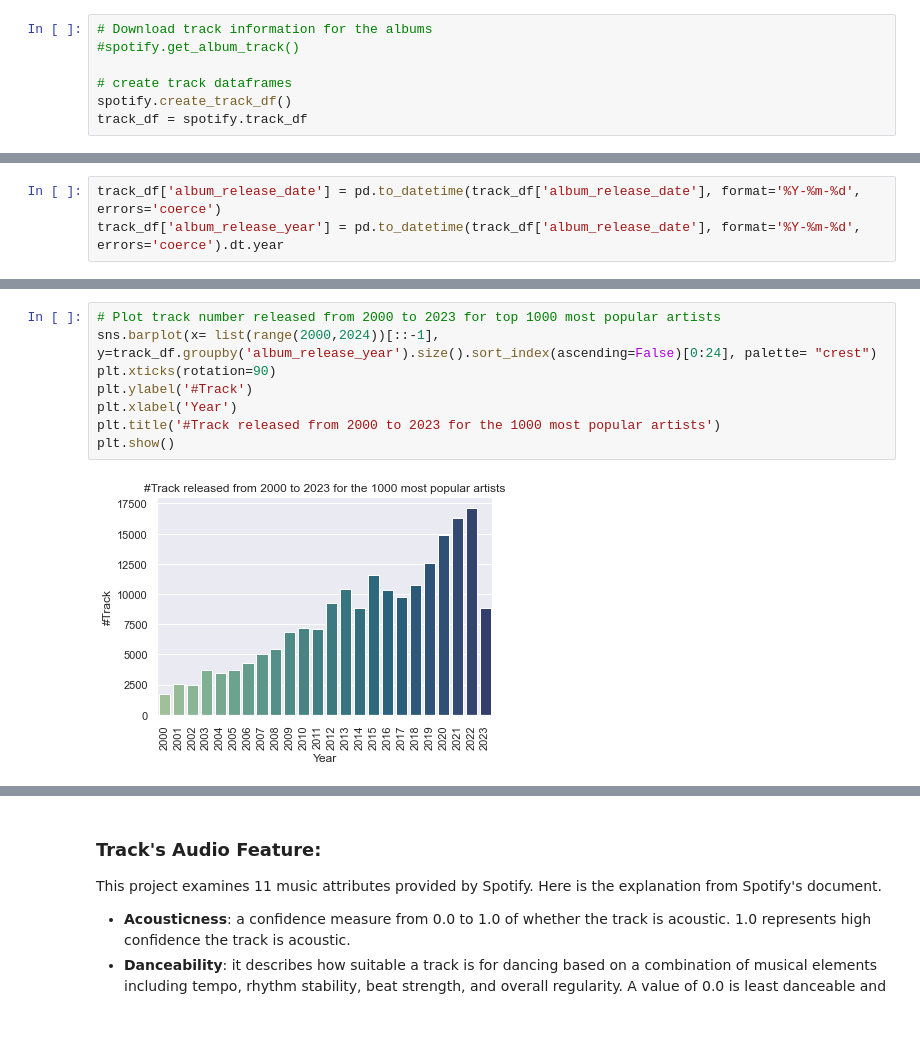
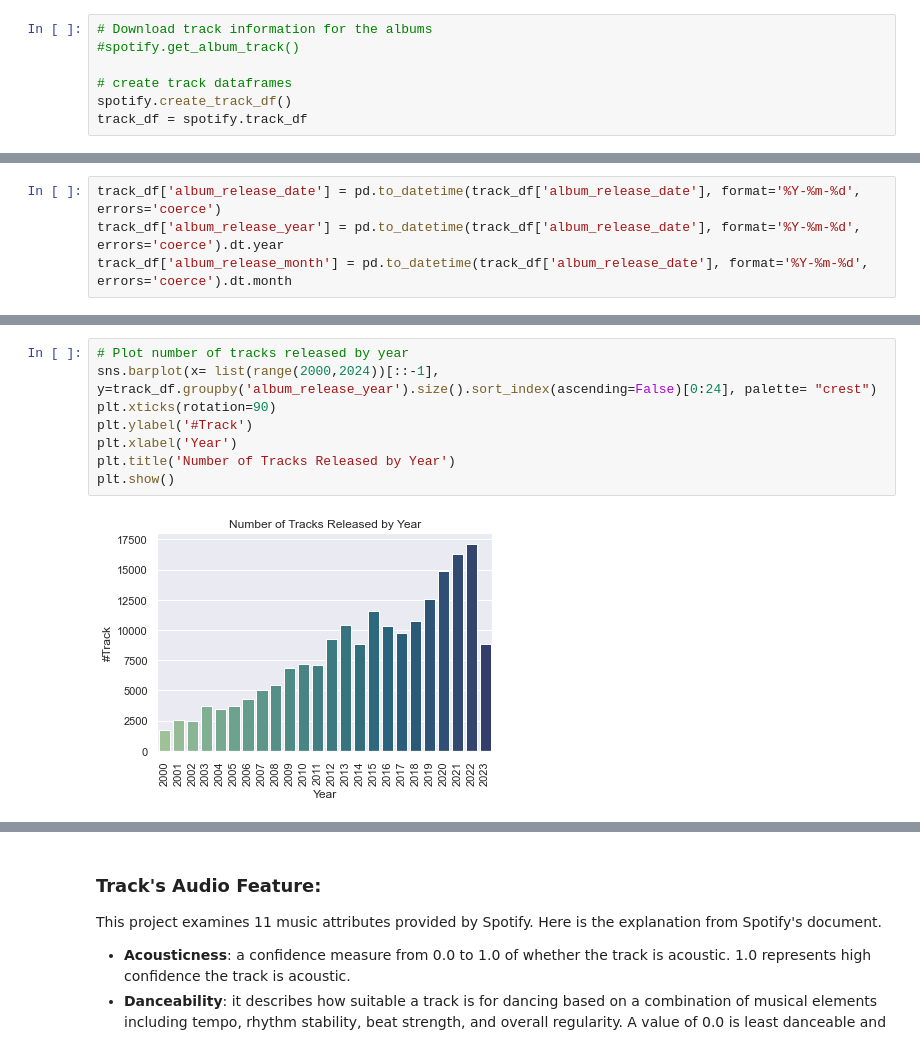
Before and after one commit to jjjjjooooo/music-analyzer, a Jupyter notebook: evaluation.ipynb, the cells around one changed output, grey strips where cells are left out. Drawn from its saved outputs; the diff is of its cells as text.

```diff
--- a/evaluation.ipynb
+++ b/evaluation.ipynb
@@ -128,6 +166,7 @@ track_df.head(5)
 # %%
 track_df['album_release_date'] = pd.to_datetime(track_df['album_release_date'], format='%Y-%m-%d', errors='coerce')
 track_df['album_release_year'] = pd.to_datetime(track_df['album_release_date'], format='%Y-%m-%d', errors='coerce').dt.year
+track_df['album_release_month'] = pd.to_datetime(track_df['album_release_date'], format='%Y-%m-%d', errors='coerce').dt.month
 # %%
 track_df.info()
 # %% [output]
@@ -150,10 +190,10 @@ memory usage: 16.4+ MB
 # %%
-# Plot track number released from 2000 to 2023 for top 1000 most popular artists
+# Plot number of tracks released by year
 sns.barplot(x= list(range(2000,2024))[::-1], y=track_df.groupby('album_release_year').size().sort_index(ascending=False)[0:24], palette= "crest")
 plt.xticks(rotation=90)
 plt.ylabel('#Track')
 plt.xlabel('Year')
-plt.title('#Track released from 2000 to 2023 for the 1000 most popular artists')
+plt.title('Number of Tracks Released by Year')
 plt.show()
 # %% [output]
-[figure, old version]
+[figure, new version]
```
Also changed, not shown: parts of 22 cells of this notebook.
